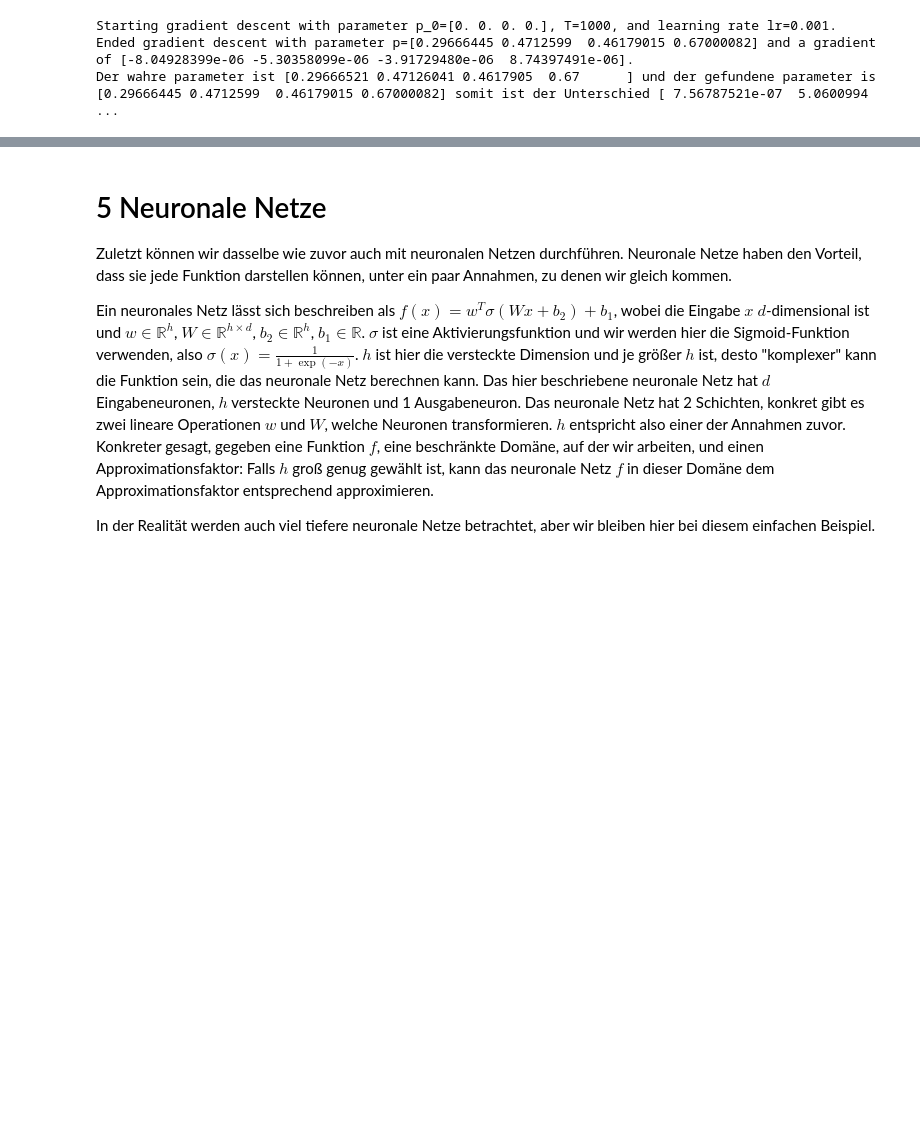
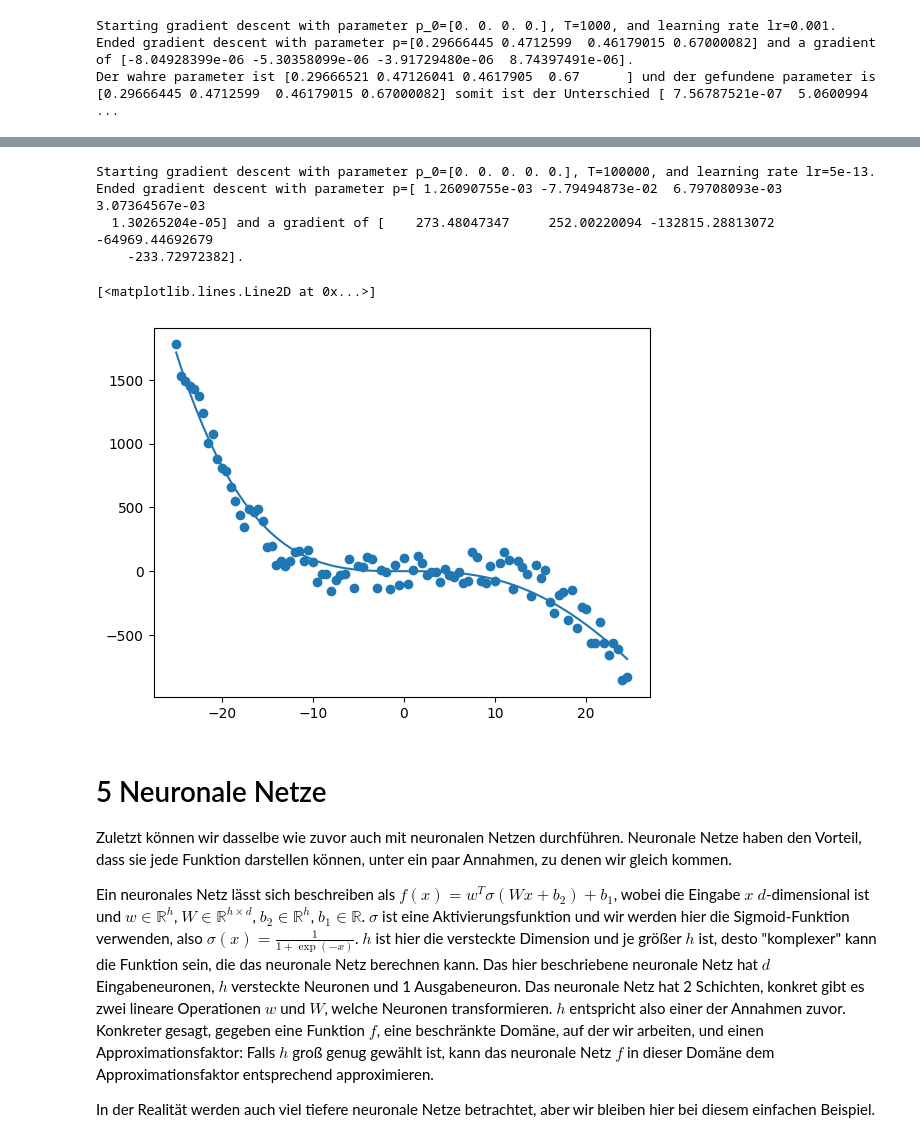
Before and after one commit to bjfranks/LehrerTagungGradientenabstieg, a Jupyter notebook: Teacher_Solution.ipynb, the cells around one changed output, grey strips where cells are left out. Cells and saved outputs as stored; diff of their text form; code cells hidden in the pictures; blank space fills up the shorter version.

```diff
--- a/Teacher_Solution.ipynb
+++ b/Teacher_Solution.ipynb
@@ -337,3 +395,18 @@ Der wahre parameter ist [0.29666521 0.47126041 0.4617905  0.67      ] und der ge
+# %%
+X = np.stack((x*x*x*x, x*x*x, x*x, x, np.ones(len(x)))).T
+
+model = Linear_Regression(X,y)
+w_sol = gradientenverfahren(f=model, p_0=np.zeros(5), T=100000, lr=5e-13)
+
+plt.scatter(x, y)
+plt.plot(x, model(w_sol))
+# %% [output]
+Starting gradient descent with parameter p_0=[0. 0. 0. 0. 0.], T=100000, and learning rate lr=5e-13.
+Ended gradient descent with parameter p=[ 1.26090755e-03 -7.79494873e-02  6.79708093e-03  3.07364567e-03
+  1.30265204e-05] and a gradient of [    273.48047347     252.00220094 -132815.28813072  -64969.44692679
+    -233.72972382].
+[<matplotlib.lines.Line2D at 0x...>]
+[figure, added]
 # %% [markdown]
 # 5 Neuronale Netze
 Zuletzt können wir dasselbe wie zuvor auch mit neuronalen Netzen durchführen. Neuronale Netze haben den Vorteil, dass sie jede Funktion darstellen können, unter ein paar Annahmen, zu denen wir gleich kommen.
```
Also changed, not shown: parts of 8 cells of this notebook.
